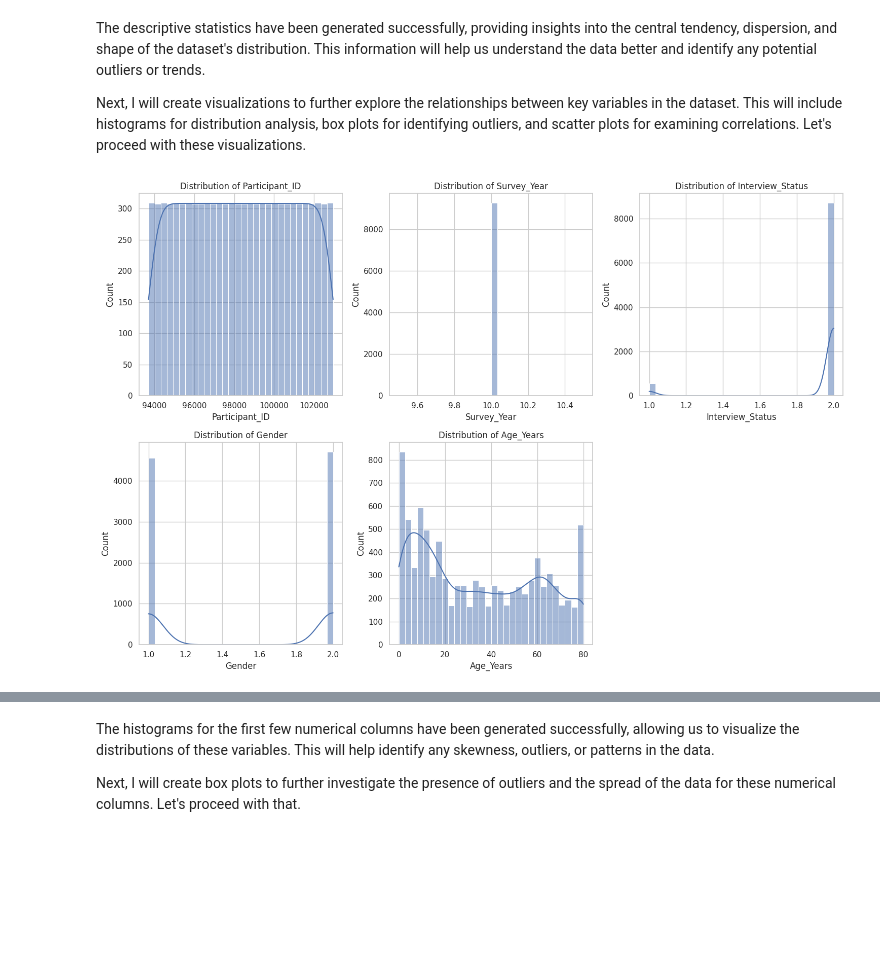
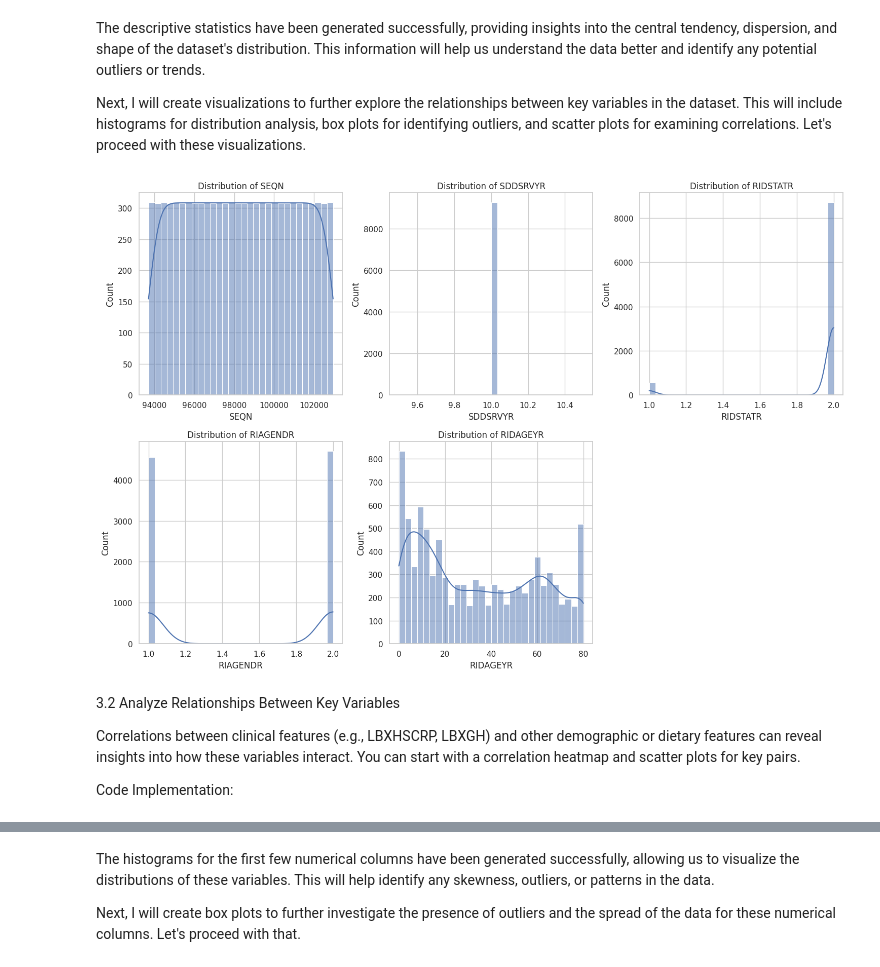
Before and after one commit to mutungu/Cancer-predictive-model, a Jupyter notebook: cancer_model.ipynb, the cells around one changed output, grey strips where cells are left out. Drawn from its saved outputs; the diff is of its cells as text; code cells hidden in the pictures; blank space fills up the shorter version.

```diff
--- a/cancer_model.ipynb
+++ b/cancer_model.ipynb
@@ -245,0 +491,6 @@ Next, I will check the columns for any potential target variables that could be
+# %%
+# Drop columns with more than 50% missing values
+threshold = len(df) * 0.5
+high_missing_cols = remaining_missing[remaining_missing > threshold].index
+df.drop(columns=high_missing_cols, inplace=True)
+print(f"Dropped columns with >50% missing values: {list(high_missing_cols)}")
@@ -245,0 +499,15 @@ Next, I will check the columns for any potential target variables that could be
+# %%
+# Median imputation for numeric columns with remaining missing values
+numeric_missing_cols = remaining_missing[(remaining_missing > 0) & (df.dtypes != 'object')].index
+for col in numeric_missing_cols:
+    df[col] = df[col].fillna(df[col].median())
+
+# Mode imputation for categorical columns with remaining missing values
+categorical_missing_cols = remaining_missing[(remaining_missing > 0) & (df.dtypes == 'object')].index
+for col in categorical_missing_cols:
+    df[col] = df[col].fillna(df[col].mode()[0])
+
+# Check remaining missing values again
+remaining_missing = df.isnull().sum()
+print("Remaining missing values after targeted imputation:")
+print(remaining_missing[remaining_missing > 0])
@@ -468,0 +729,18 @@ LBXGH     5.769562e+00  5.769562e+00      16.200
+# %%
+import matplotlib.pyplot as plt
+import seaborn as sns
+
+# Set a larger figure size for better visualization
+plt.figure(figsize=(15, 10))
+
+# List of key numerical columns to examine
+numerical_columns = ['LBXHSCRP', 'LBDHRPLC', 'LBXGH']  # Add other relevant columns
+
+# Plot histograms with KDE for each key numerical column
+for i, column in enumerate(numerical_columns, 1):
+    plt.subplot(2, 2, i)
+    sns.histplot(df[column], bins=30, kde=True)
+    plt.title(f'Distribution of {column}')
+
+plt.tight_layout()
+plt.show()
@@ -475,20 +755,26 @@ Next, I will create visualizations to further explore the relationships between
 # %%
 import matplotlib.pyplot as plt
 import seaborn as sns
 
 # Set the aesthetic style of the plots
 sns.set(style='whitegrid')
 
 # Create histograms for numerical columns to visualize distributions
-numerical_columns = merged_df.select_dtypes(include=['float64', 'int64']).columns
+numerical_columns = df.select_dtypes(include=['float64', 'int64']).columns
 
 # Plot histograms for the first few numerical columns
 plt.figure(figsize=(15, 10))
 for i, column in enumerate(numerical_columns[:5], 1):
     plt.subplot(2, 3, i)
-    sns.histplot(merged_df[column], bins=30, kde=True)
+    sns.histplot(df[column], bins=30, kde=True)
     plt.title('Distribution of ' + column)
 plt.tight_layout()
 plt.show()
 # %% [output]
-[figure, old version]
+[figure, new version]
+# %% [markdown]
+3.2 Analyze Relationships Between Key Variables
+
+Correlations between clinical features (e.g., LBXHSCRP, LBXGH) and other demographic or dietary features can reveal insights into how these variables interact. You can start with a correlation heatmap and scatter plots for key pairs.
+
+Code Implementation:
```
Also changed, not shown: parts of 79 cells of this notebook.
